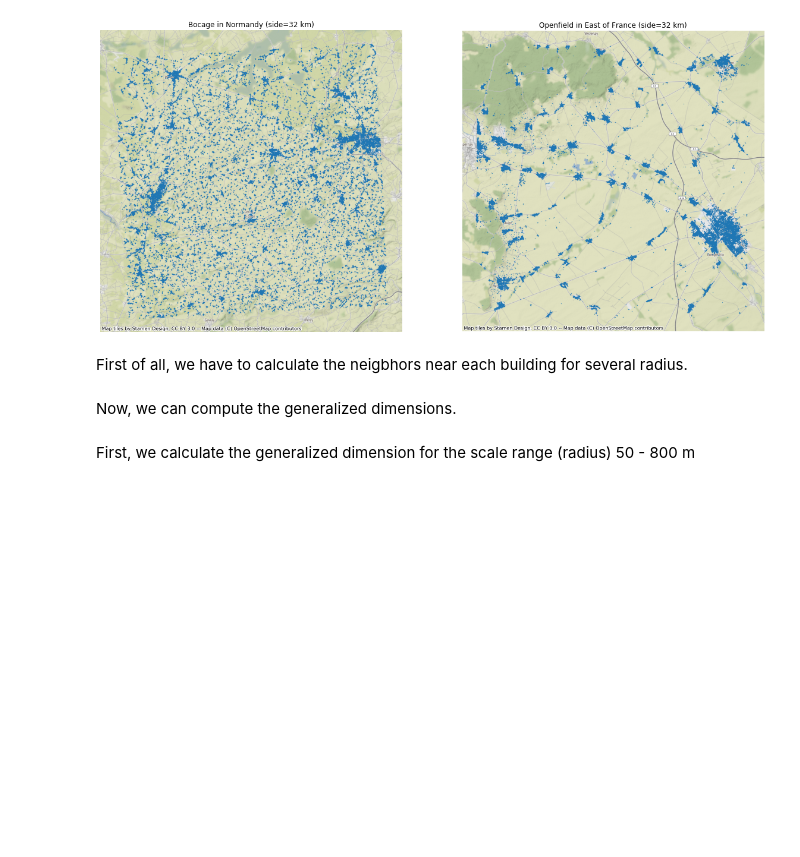
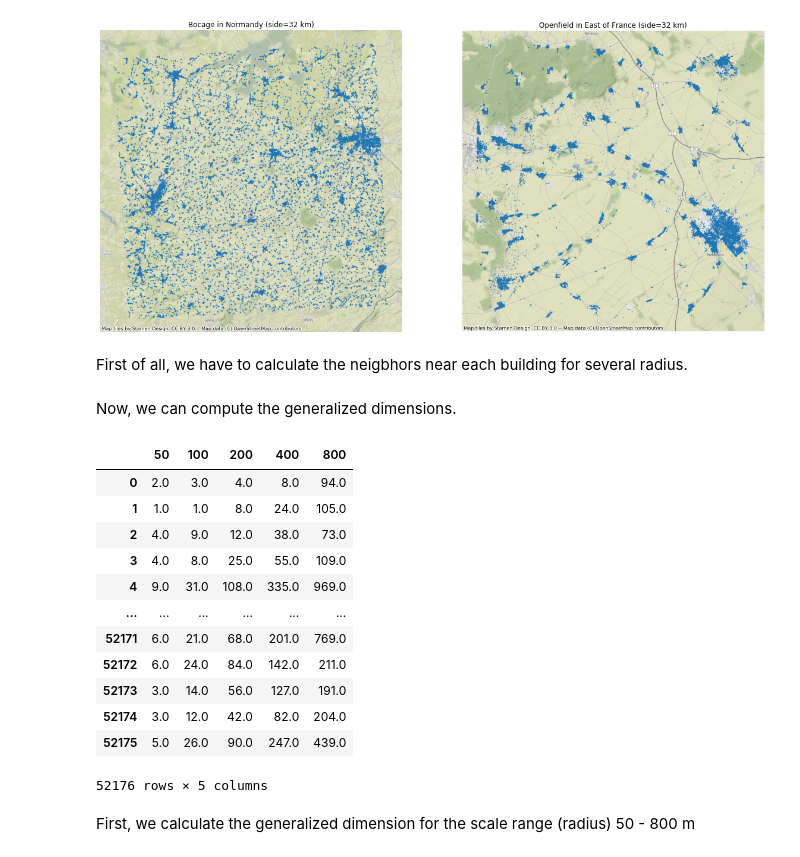
Before and after one commit to fsemecurbe/Fractal-Analysis, a Jupyter notebook: sandbox_analysis.ipynb, the cells around one changed output. Cells and saved outputs as stored; diff of their text form; code cells hidden in the pictures; blank space fills up the shorter version.

```diff
--- a/sandbox_analysis.ipynb
+++ b/sandbox_analysis.ipynb
@@ -67,6 +67,22 @@ def scale_function(neighbor, list_of_q):
     result = result.transpose()
     result['q'] = list_of_q
     return(result)
+# %%
+bocage_neighbor
+# %% [output]
+|  | 50 | 100 | 200 | 400 | 800 |
+| 0 | 2.0 | 3.0 | 4.0 | 8.0 | 94.0 |
+| 1 | 1.0 | 1.0 | 8.0 | 24.0 | 105.0 |
+| 2 | 4.0 | 9.0 | 12.0 | 38.0 | 73.0 |
+| 3 | 4.0 | 8.0 | 25.0 | 55.0 | 109.0 |
+| 4 | 9.0 | 31.0 | 108.0 | 335.0 | 969.0 |
+| ... | ... | ... | ... | ... | ... |
+| 52171 | 6.0 | 21.0 | 68.0 | 201.0 | 769.0 |
+| 52172 | 6.0 | 24.0 | 84.0 | 142.0 | 211.0 |
+| 52173 | 3.0 | 14.0 | 56.0 | 127.0 | 191.0 |
+| 52174 | 3.0 | 12.0 | 42.0 | 82.0 | 204.0 |
+| 52175 | 5.0 | 26.0 | 90.0 | 247.0 | 439.0 |
+52176 rows × 5 columns
 # %% [markdown]
 First, we calculate the generalized dimension for the scale range (radius) 50 - 800 m
 # %%
```
Also changed, not shown: parts of 8 cells of this notebook.
